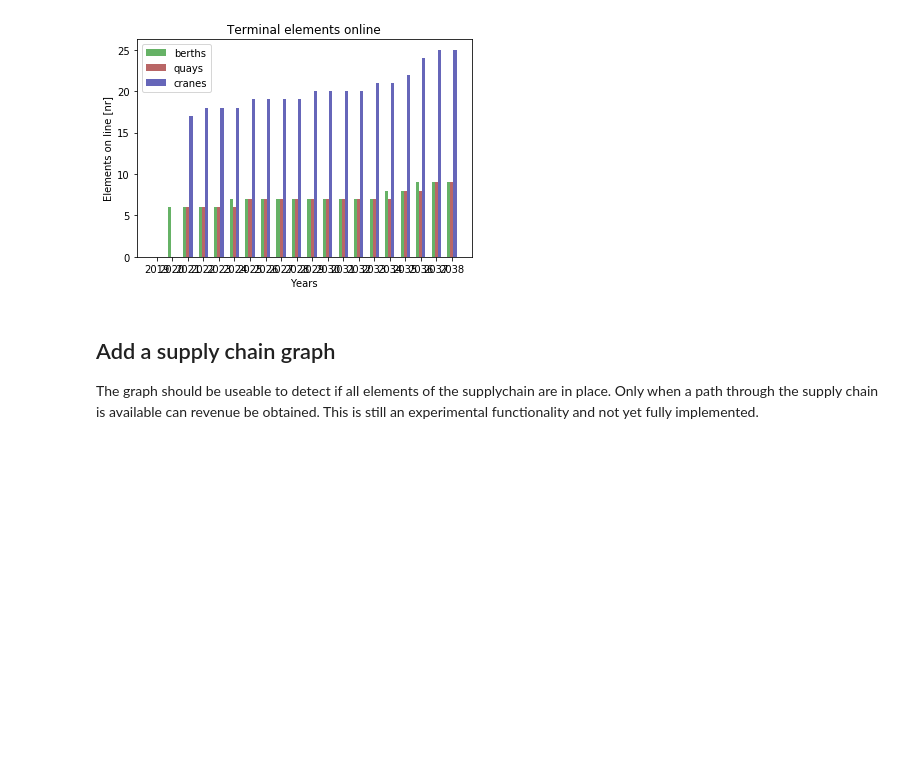
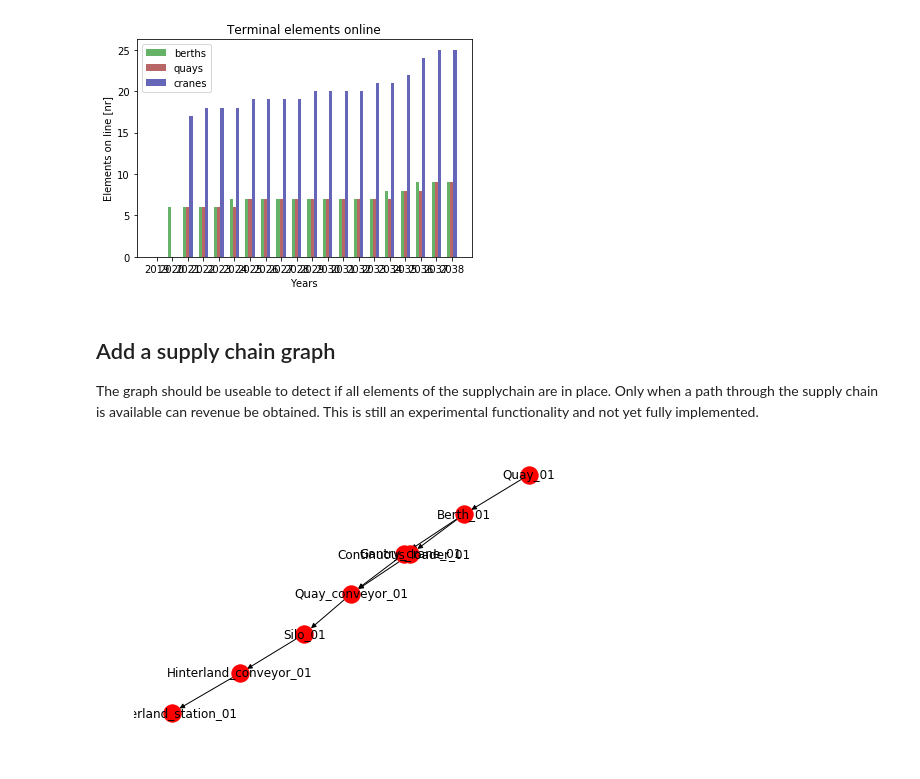
Before and after one commit to TUDelft-CITG/OpenTISim, a Jupyter notebook: notebooks/Example 01 - Basic example of terminal development.ipynb, the cells around one changed output. Cells and saved outputs as stored; diff of their text form; code cells hidden in the pictures; blank space fills up the shorter version.

```diff
--- a/notebooks/Example 01 - Basic example of terminal development.ipynb
+++ b/notebooks/Example 01 - Basic example of terminal development.ipynb
@@ -125,3 +125,7 @@ edges = [[quay, berth],
 
 # 3. invoke the supply_chain method
 Terminal.supply_chain(nodes, edges)
+# %%
+Terminal.plot_system()
+# %% [output]
+[figure, added]
```
